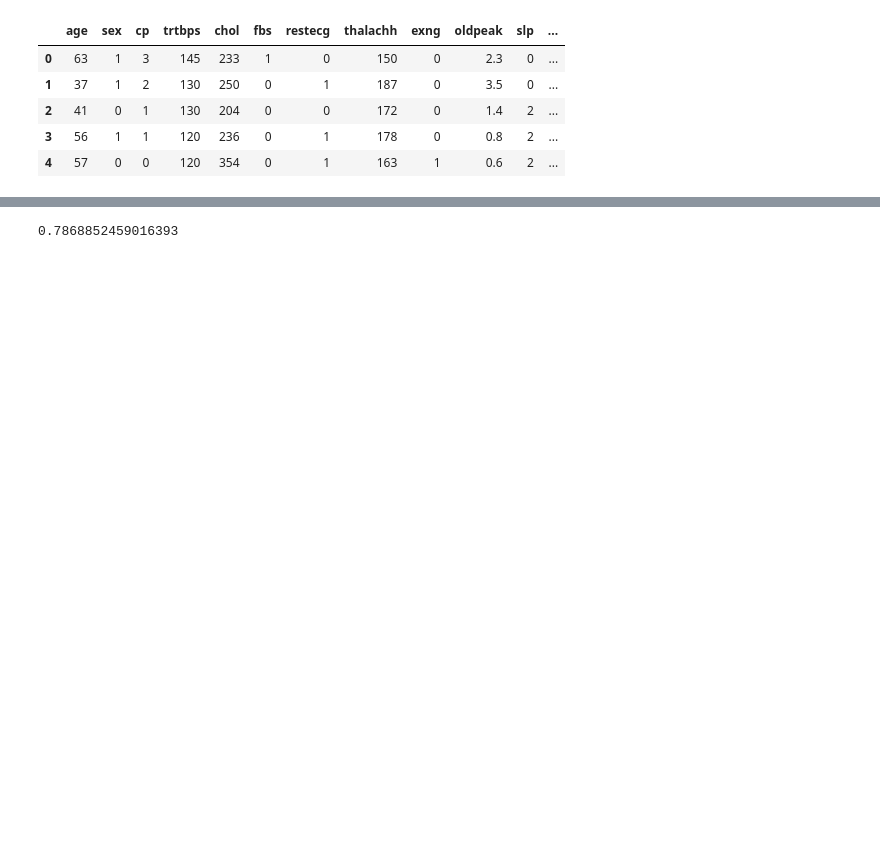
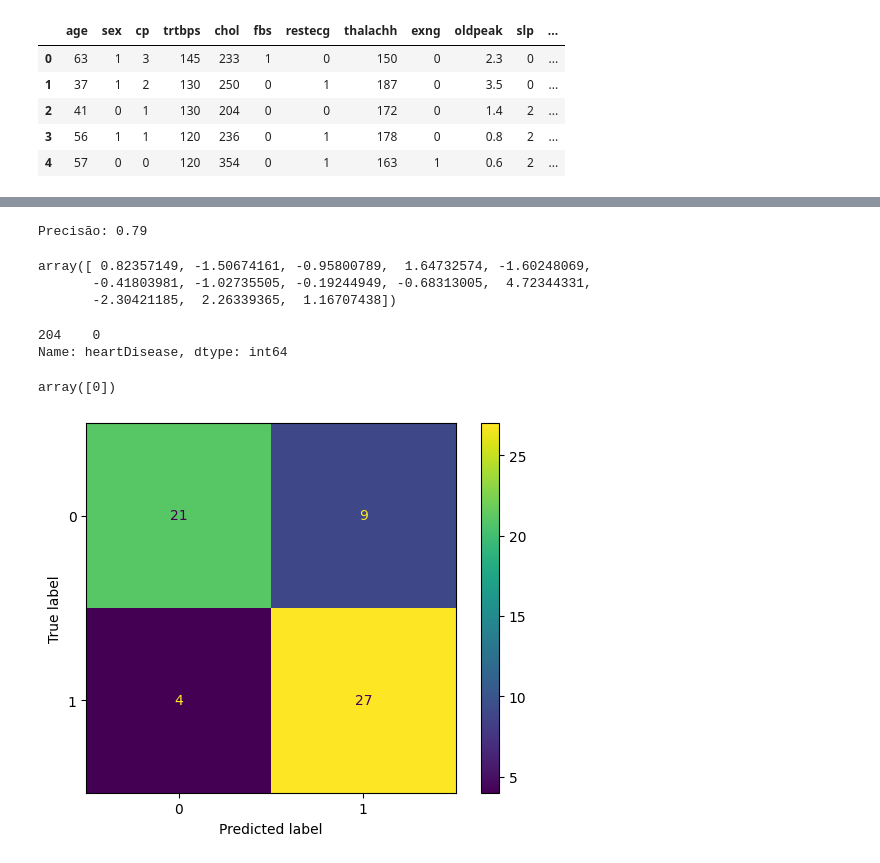
Before and after one commit to DanielSLucas/introducaoDataScience, a Jupyter notebook: praticando/heart attack/neuralNetwork.ipynb, the cells around one changed output, grey strips where cells are left out. Drawn from its saved outputs; the diff is of its cells as text; code cells hidden in the pictures; blank space fills up the shorter version.

```diff
--- a/praticando/heart attack/neuralNetwork.ipynb
+++ b/praticando/heart attack/neuralNetwork.ipynb
@@ -106,11 +132,39 @@ pd.DataFrame({"solvers": solvers, "training_accuracy": training_accuracy, "test_
 # %%
 clf = MLPClassifier(
-  hidden_layer_sizes=(8,2),
-  activation="tanh",
-  random_state=1,
-  solver='adam'
+  hidden_layer_sizes=(8, 2),
+  activation='tanh',
+  solver= 'adam',
 ).fit(X_trainscaled, y_train)
-y_pred=clf.predict(X_testscaled)
-print(clf.score(X_testscaled, y_test))
+
+score = clf.score(X_testscaled, y_test)
+print("Precisão: %.2f" % score)
 # %% [output]
-0.7868852459016393
+Precisão: 0.79
+# %%
+test_sample = X_testscaled[0]
+test_sample
+# %% [output]
+array([ 0.82357149, -1.50674161, -0.95800789,  1.64732574, -1.60248069,
+       -0.41803981, -1.02735505, -0.19244949, -0.68313005,  4.72344331,
+       -2.30421185,  2.26339365,  1.16707438])
+# %%
+result_test_sample = y_test.head(1)
+result_test_sample
+# %% [output]
+204    0
+Name: heartDisease, dtype: int64
+# %%
+clf.predict([test_sample])
+# %% [output]
+array([0])
+# %%
+from sklearn.metrics import confusion_matrix, ConfusionMatrixDisplay
+
+preds = clf.predict(X_testscaled)
+
+cm = confusion_matrix(y_test, preds, labels=clf.classes_)
+disp = ConfusionMatrixDisplay(confusion_matrix=cm, display_labels=clf.classes_)
+disp.plot()
+plt.show()
+# %% [output]
+[figure, added]
```
Also changed, not shown: parts of 8 cells of this notebook.
